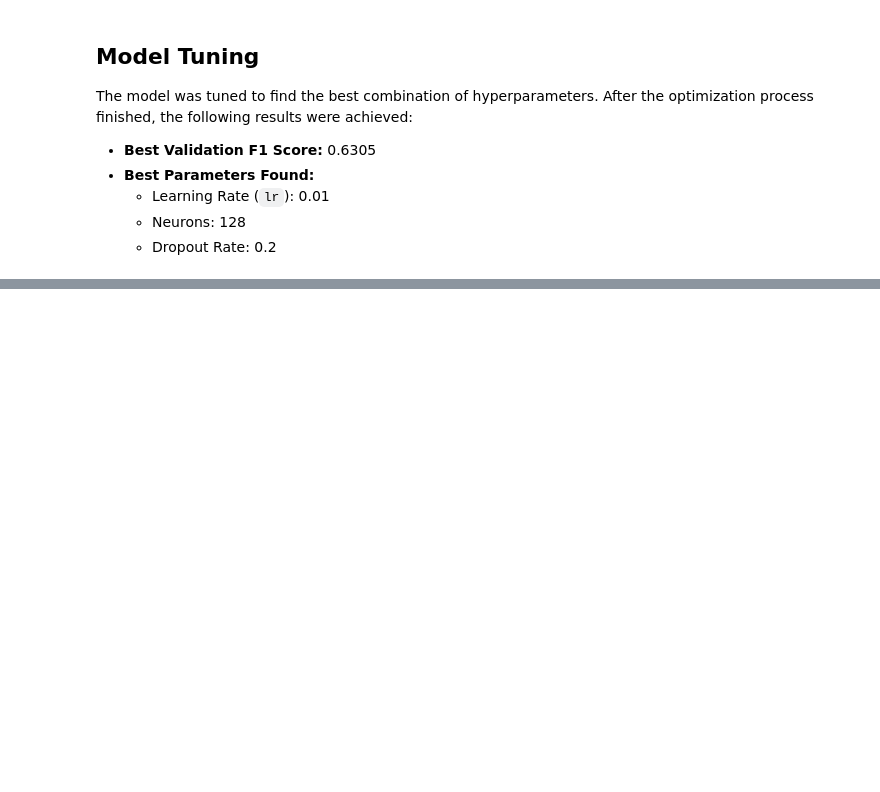
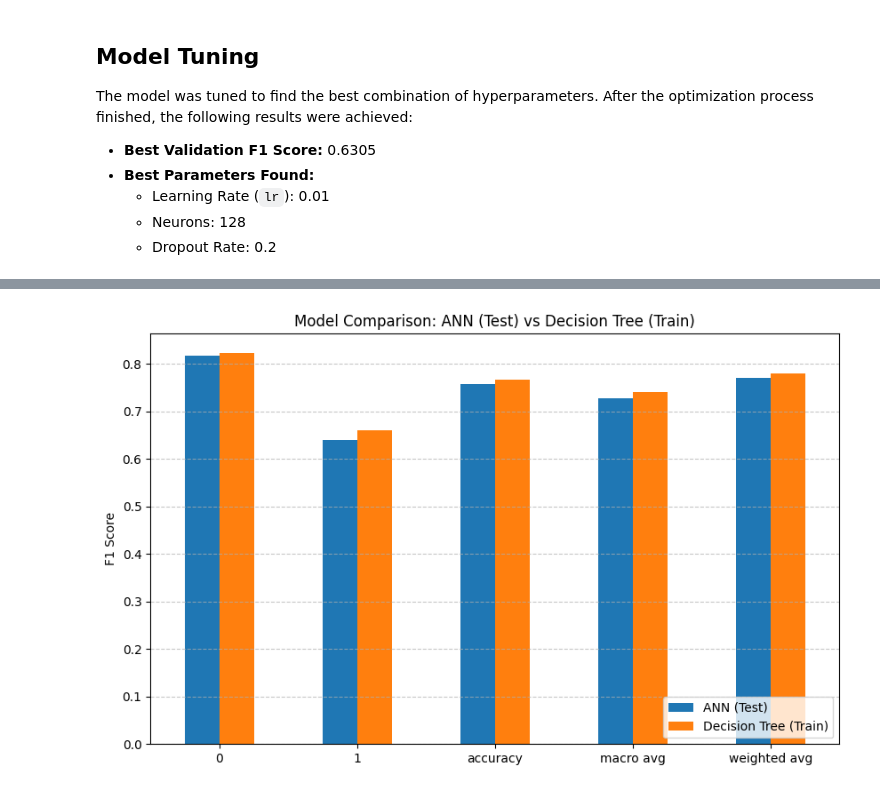
Before and after one commit to 2BerbyMarty2/Machine_Learning_CW, a Jupyter notebook: Telco_Customer_Churn_Model.ipynb, the cells around one changed output, grey strips where cells are left out. Saved outputs shown, nothing was run; the diff lists cells and outputs as text; code cells hidden in the pictures; blank space fills up the shorter version.

Commit message:
feat: implement model comparison for ANN vs Decision Tree

```diff
--- a/Telco_Customer_Churn_Model.ipynb
+++ b/Telco_Customer_Churn_Model.ipynb
@@ -80,6 +80,7 @@ print("TRAINING RESULTS\n")
 y_pred_train = dt_optimized.predict(X_train)
 print("Confusion Matrix (Train):\n", confusion_matrix(y_train, y_pred_train))
 print("Classification Report (Train):\n", classification_report(y_train, y_pred_train))
+dt_report = classification_report(y_train, y_pred_train, output_dict=True)
 
 print("-" * 60)
 
@@ -466,0 +469,18 @@ Final Test Set F1 Score: 0.6379
+# %%
+import pandas as pd
+from sklearn.metrics import classification_report
+
+# 1. Regenerate ann_report with output_dict=True so it matches the format
+
+# 2. Convert both to DataFrames and transpose
+df_ann = pd.DataFrame(ann_report).transpose()
+df_dt = pd.DataFrame(dt_report).transpose()
+
+# 3. Merge them side-by-side to compare a specific metric (e.g., f1-score)
+comparison = pd.concat(
+    [df_ann['f1-score'], df_dt['f1-score']],
+    axis=1,
+    keys=['ANN (Test)', 'Decision Tree (Train)']
+)
+
+display(comparison)
@@ -466,0 +494,14 @@ Final Test Set F1 Score: 0.6379
+# %%
+import matplotlib.pyplot as plt
+
+# Plot the comparison DataFrame we created above
+comparison.plot(kind='bar', figsize=(10, 6))
+
+plt.title("Model Comparison: ANN (Test) vs Decision Tree (Train)")
+plt.ylabel("F1 Score")
+plt.xticks(rotation=0)
+plt.grid(axis='y', linestyle='--', alpha=0.7)
+plt.legend(loc='lower right')
+plt.show()
+# %% [output]
+[figure, added]
```
Also changed, not shown: parts of 5 cells of this notebook.
